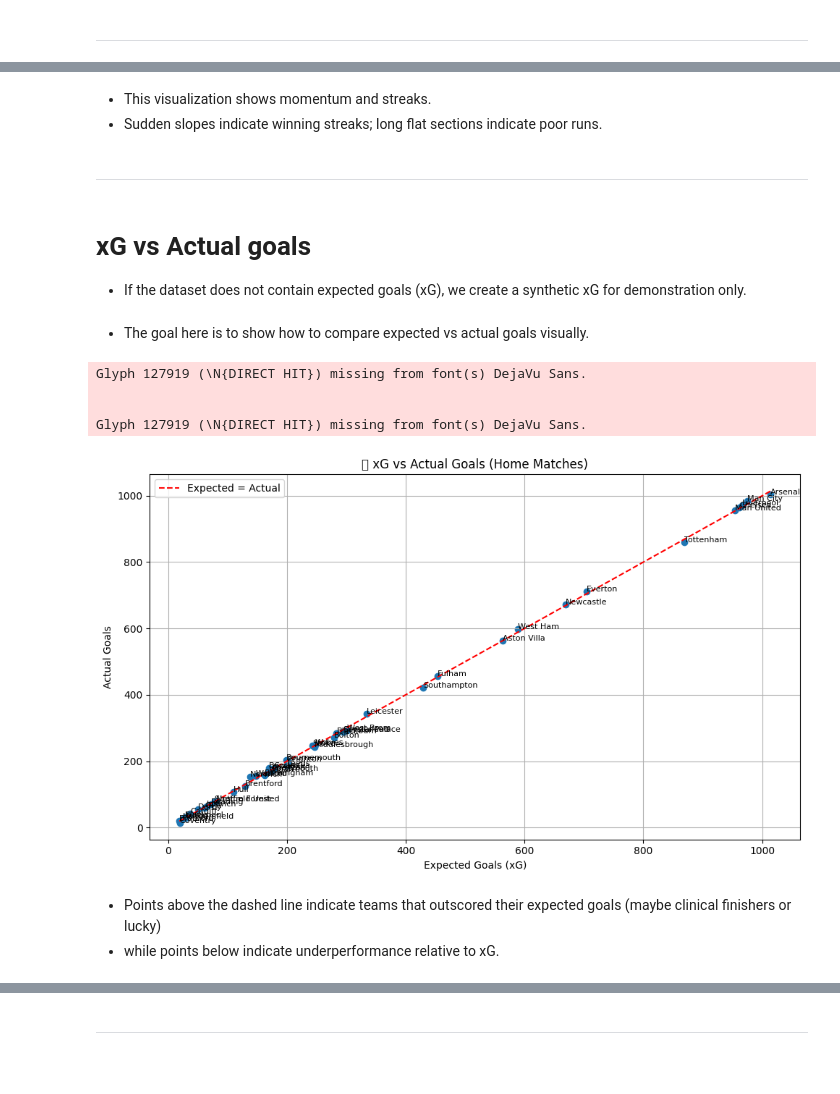
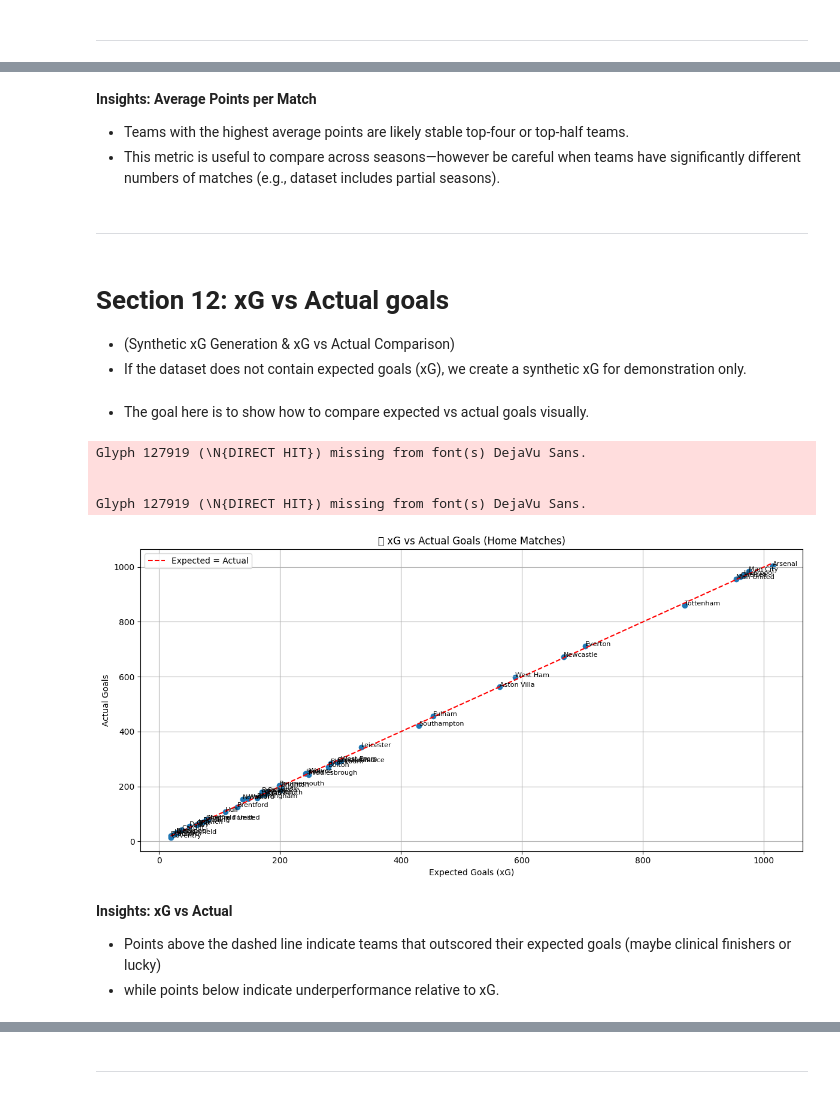
Before and after one commit to AjayChohan1/english-premier-league-capstone-project, a Jupyter notebook: jupyter_notebooks/epl_visualisation.ipynb, the cells around one changed output, grey strips where cells are left out. Drawn from its saved outputs; the diff is of its cells as text; code cells hidden in the pictures; blank space fills up the shorter version.

Commit message:
add details and section layouts to epl_visualisation file

```diff
--- a/jupyter_notebooks/epl_visualisation.ipynb
+++ b/jupyter_notebooks/epl_visualisation.ipynb
@@ -325,12 +398,14 @@ fig.update_layout(
 
 fig.show()
 # %% [markdown]
-- This visualization shows momentum and streaks.
-- Sudden slopes indicate winning streaks; long flat sections indicate poor runs.
+**Insights: Average Points per Match**
+- Teams with the highest average points are likely stable top-four or top-half teams.
+- This metric is useful to compare across seasons—however be careful when teams have significantly different numbers of matches (e.g., dataset includes partial seasons).
 # %% [markdown]
 ---
 # %% [markdown]
-# xG vs Actual goals
+# Section 12: xG vs Actual goals
+- (Synthetic xG Generation & xG vs Actual Comparison)
 - If the dataset does not contain expected goals (xG), we create a synthetic xG for demonstration only.
 # %%
 # Synthetic xG generation
@@ -344,34 +419,35 @@ if 'Away_xG' not in df.columns:
 # %%
 # Plot 5: Create synthetic xG values for demonstration
 np.random.seed(42)
 df['Home_xG'] = df['FullTimeHomeGoals'] + np.random.normal(0, 0.5, size=len(df))
 df['Away_xG'] = df['FullTimeAwayGoals'] + np.random.normal(0, 0.5, size=len(df))
 
 team_xg = df.groupby('HomeTeam')[['FullTimeHomeGoals', 'Home_xG']].sum().rename_axis("Team").reset_index()
 team_xg.columns = ['Team', 'ActualGoals', 'ExpectedGoals']
 
-plt.figure(figsize=(10, 6))
+plt.figure(figsize=(12, 6))
 plt.scatter(team_xg['ExpectedGoals'], team_xg['ActualGoals'])
 
 for i, row in team_xg.iterrows():
     plt.text(row['ExpectedGoals'], row['ActualGoals'], row['Team'], fontsize=8)
 
 plt.plot([team_xg['ExpectedGoals'].min(), team_xg['ExpectedGoals'].max()],
          [team_xg['ExpectedGoals'].min(), team_xg['ExpectedGoals'].max()],
          'r--', label='Expected = Actual')
 plt.xlabel("Expected Goals (xG)")
 plt.ylabel("Actual Goals")
 plt.title("🎯 xG vs Actual Goals (Home Matches)")
 plt.legend()
 plt.grid(True)
 plt.tight_layout()
 plt.show()
 # %% [output]
 Glyph 127919 (\N{DIRECT HIT}) missing from font(s) DejaVu Sans.
 
 
 Glyph 127919 (\N{DIRECT HIT}) missing from font(s) DejaVu Sans.
-[figure, old version]
+[figure, new version]
 # %% [markdown]
+**Insights: xG vs Actual**
 - Points above the dashed line indicate teams that outscored their expected goals (maybe clinical finishers or lucky)
 - while points below indicate underperformance relative to xG.
```
Also changed, not shown: parts of 30 cells of this notebook.
